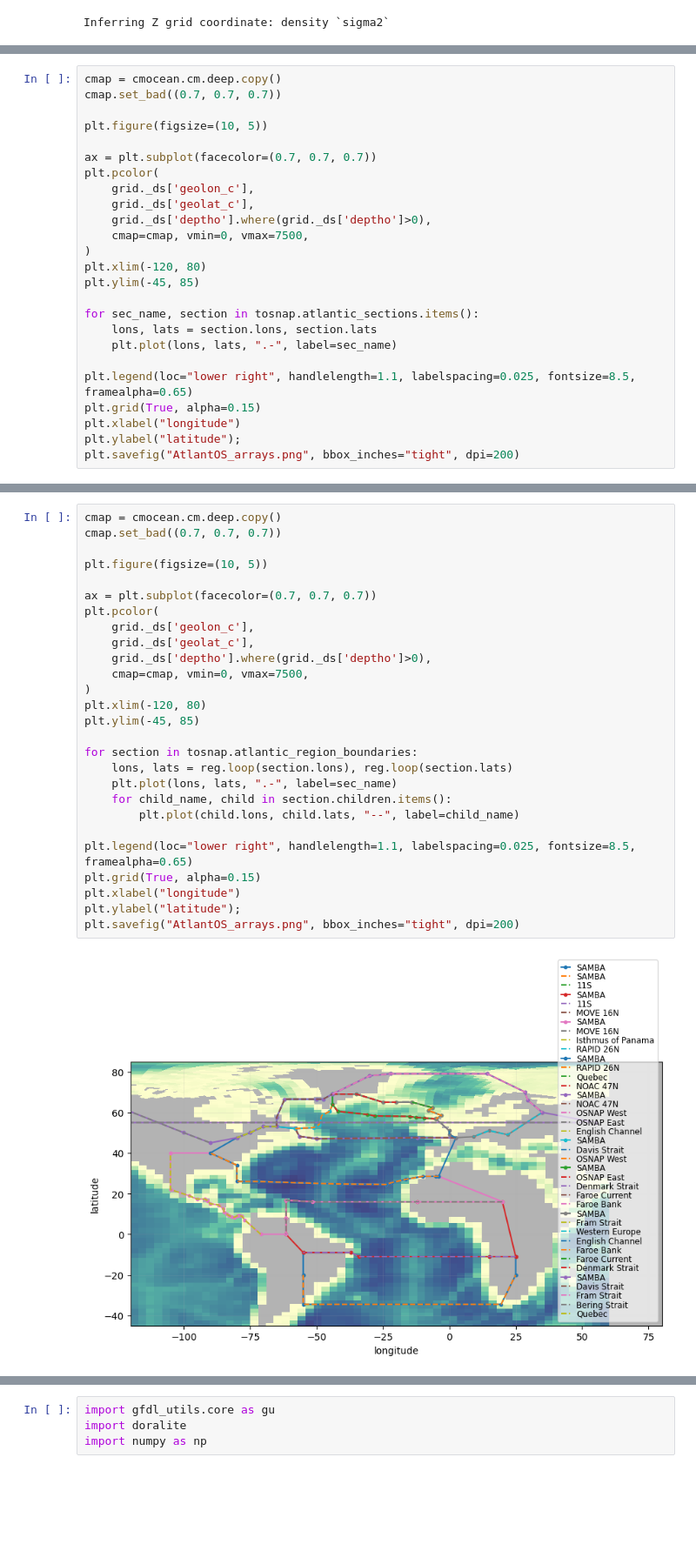
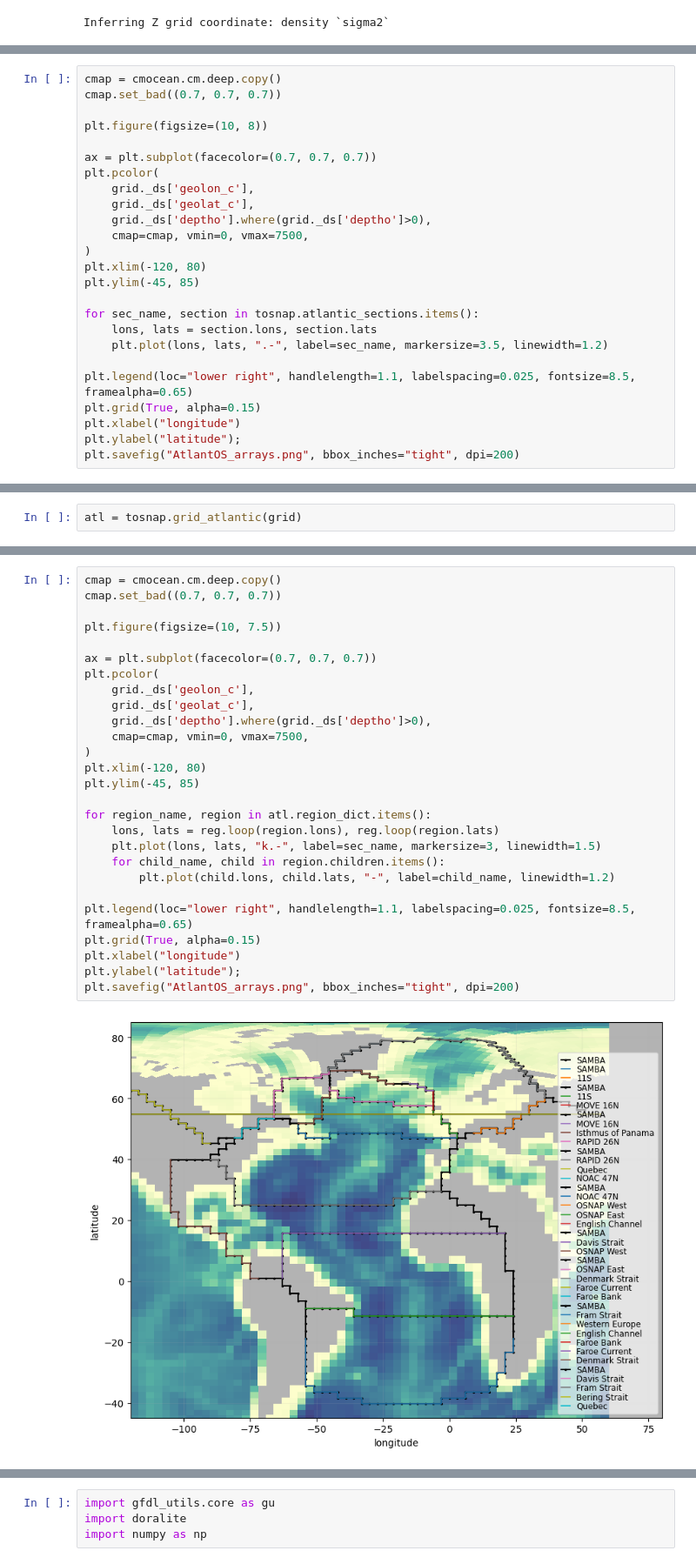
Before and after one commit to hdrake/tosnap, a Jupyter notebook: notebooks/Atlantos_array.ipynb, the cells around one changed output, grey strips where cells are left out. Shown at 87% size. Saved outputs shown, nothing was run; the diff lists cells and outputs as text; blank space fills up the shorter version.

```diff
--- a/notebooks/Atlantos_array.ipynb
+++ b/notebooks/Atlantos_array.ipynb
@@ -53,7 +53,7 @@ Section(Denmark Extended, [(-44, 69), (-35, 69), (-25, 65), (-20, 65), (-14.0, 6
 cmap = cmocean.cm.deep.copy()
 cmap.set_bad((0.7, 0.7, 0.7))
 
-plt.figure(figsize=(10, 5))
+plt.figure(figsize=(10, 8))
 
 ax = plt.subplot(facecolor=(0.7, 0.7, 0.7))
 plt.pcolor(
@@ -67,7 +67,7 @@ plt.ylim(-45, 85)
 
 for sec_name, section in tosnap.atlantic_sections.items():
     lons, lats = section.lons, section.lats
-    plt.plot(lons, lats, ".-", label=sec_name)
+    plt.plot(lons, lats, ".-", label=sec_name, markersize=3.5, linewidth=1.2)
 
 plt.legend(loc="lower right", handlelength=1.1, labelspacing=0.025, fontsize=8.5, framealpha=0.65)
 plt.grid(True, alpha=0.15)
@@ -78,0 +79,2 @@ plt.savefig("AtlantOS_arrays.png", bbox_inches="tight", dpi=200)
+# %%
+atl = tosnap.grid_atlantic(grid)
@@ -79,29 +93,29 @@ plt.savefig("AtlantOS_arrays.png", bbox_inches="tight", dpi=200)
 # %%
 cmap = cmocean.cm.deep.copy()
 cmap.set_bad((0.7, 0.7, 0.7))
 
-plt.figure(figsize=(10, 5))
+plt.figure(figsize=(10, 7.5))
 
 ax = plt.subplot(facecolor=(0.7, 0.7, 0.7))
 plt.pcolor(
     grid._ds['geolon_c'],
     grid._ds['geolat_c'],
     grid._ds['deptho'].where(grid._ds['deptho']>0),
     cmap=cmap, vmin=0, vmax=7500,
 )
 plt.xlim(-120, 80)
 plt.ylim(-45, 85)
 
-for section in tosnap.atlantic_region_boundaries:
-    lons, lats = reg.loop(section.lons), reg.loop(section.lats)
-    plt.plot(lons, lats, ".-", label=sec_name)
-    for child_name, child in section.children.items():
-        plt.plot(child.lons, child.lats, "--", label=child_name)
+for region_name, region in atl.region_dict.items():
+    lons, lats = reg.loop(region.lons), reg.loop(region.lats)
+    plt.plot(lons, lats, "k.-", label=sec_name, markersize=3, linewidth=1.5)
+    for child_name, child in region.children.items():
+        plt.plot(child.lons, child.lats, "-", label=child_name, linewidth=1.2)
 
 plt.legend(loc="lower right", handlelength=1.1, labelspacing=0.025, fontsize=8.5, framealpha=0.65)
 plt.grid(True, alpha=0.15)
 plt.xlabel("longitude")
 plt.ylabel("latitude");
 plt.savefig("AtlantOS_arrays.png", bbox_inches="tight", dpi=200)
 # %% [output]
-[figure, old version]
+[figure, new version]
```
Also changed, not shown: parts of 9 cells of this notebook, 1 other file.
